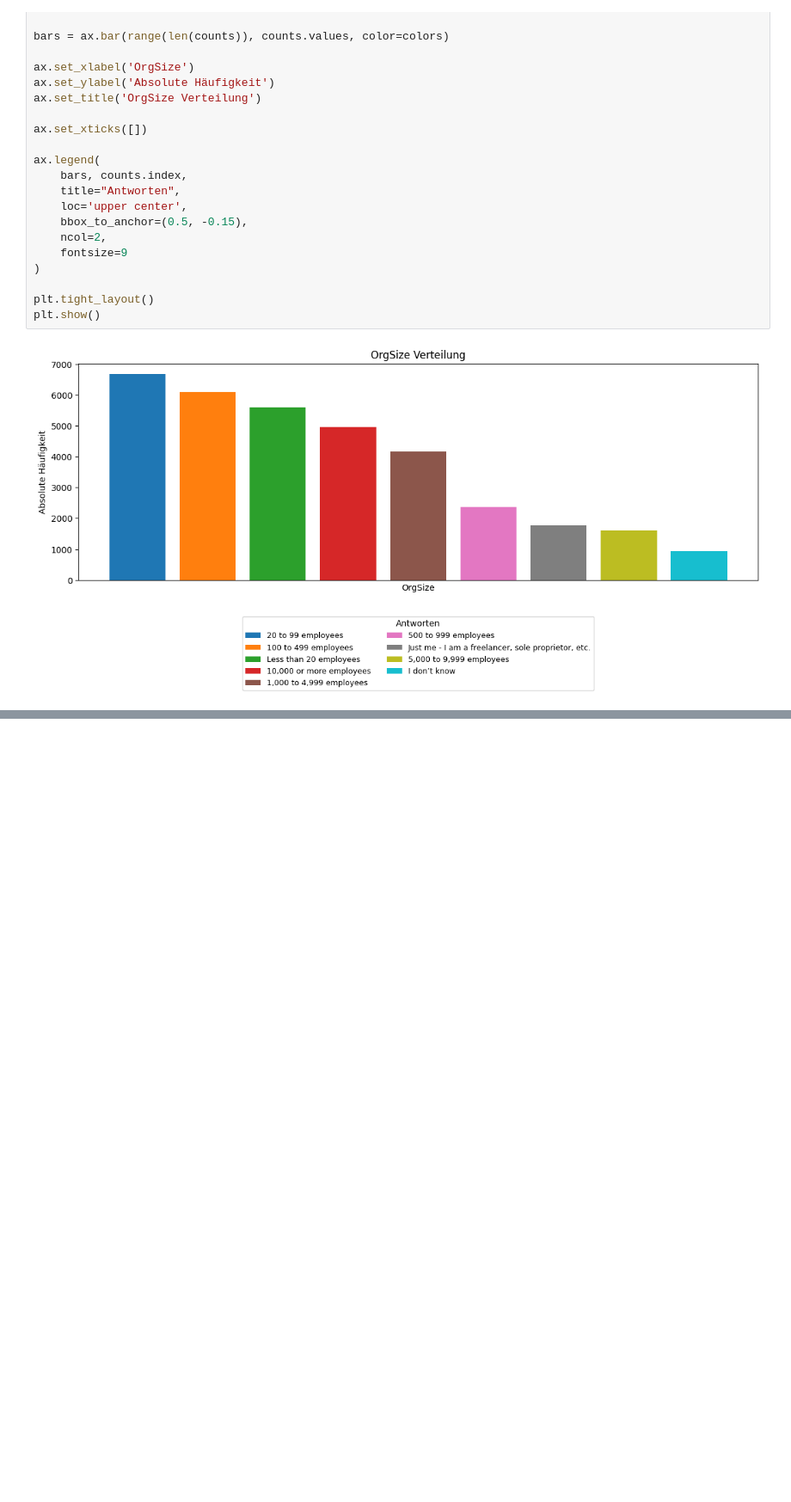
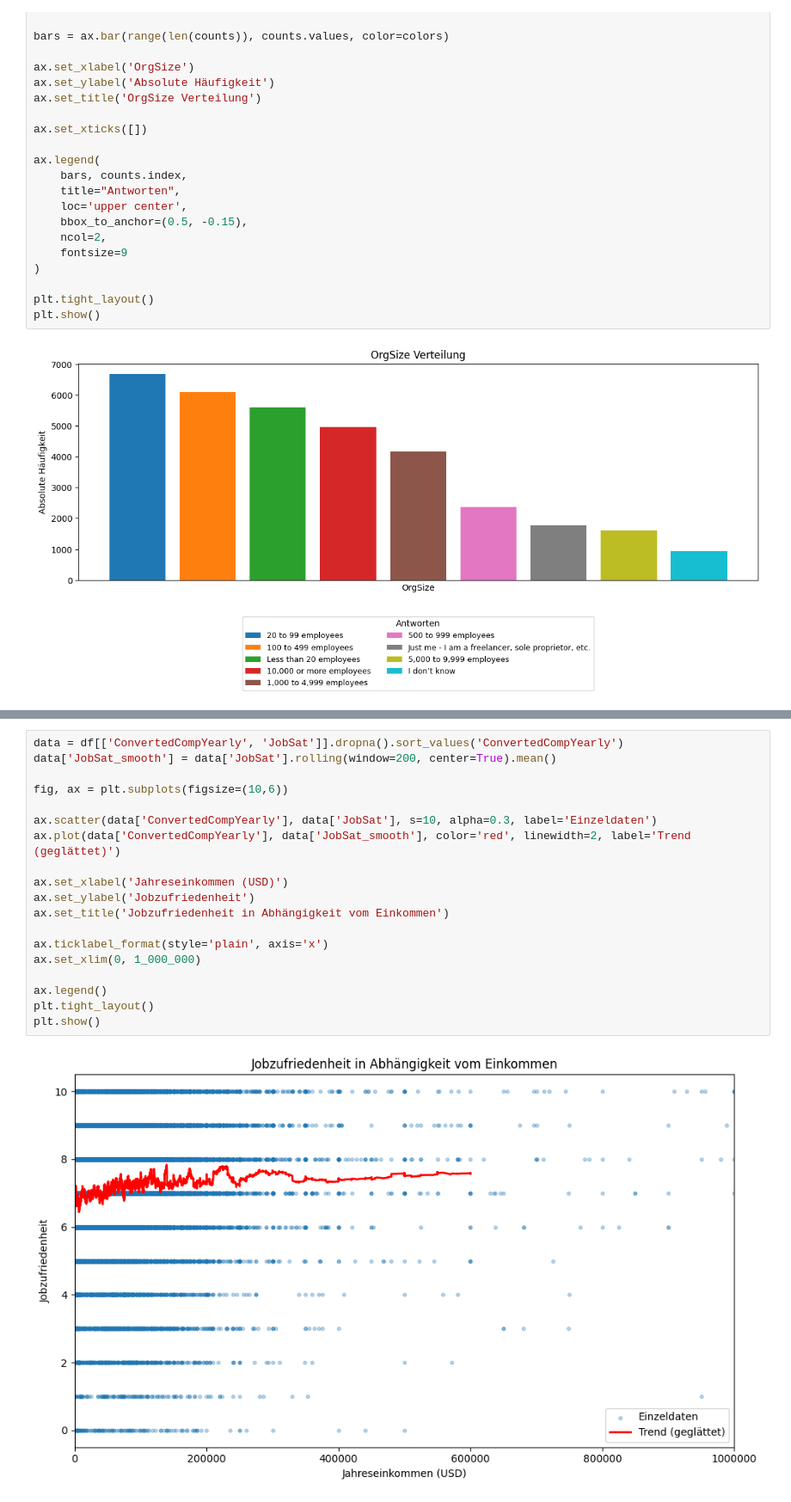
Before and after one commit to Moritz148/data-analytics-project, a Jupyter notebook: Mindestanforderungen2_Jonas.ipynb, the cells around one changed output, grey strips where cells are left out. Shown at 86% size. Saved outputs shown, nothing was run; the diff lists cells and outputs as text; blank space fills up the shorter version.

```diff
--- a/Histogramme.ipynb
+++ b/Mindestanforderungen2_Jonas.ipynb
@@ -389,0 +409,21 @@ plt.show()
+# %%
+data = df[['ConvertedCompYearly', 'JobSat']].dropna().sort_values('ConvertedCompYearly')
+data['JobSat_smooth'] = data['JobSat'].rolling(window=200, center=True).mean()
+
+fig, ax = plt.subplots(figsize=(10,6))
+
+ax.scatter(data['ConvertedCompYearly'], data['JobSat'], s=10, alpha=0.3, label='Einzeldaten')
+ax.plot(data['ConvertedCompYearly'], data['JobSat_smooth'], color='red', linewidth=2, label='Trend (geglättet)')
+
+ax.set_xlabel('Jahreseinkommen (USD)')
+ax.set_ylabel('Jobzufriedenheit')
+ax.set_title('Jobzufriedenheit in Abhängigkeit vom Einkommen')
+
+ax.ticklabel_format(style='plain', axis='x')
+ax.set_xlim(0, 1_000_000)
+
+ax.legend()
+plt.tight_layout()
+plt.show()
+# %% [output]
+[figure, added]
```
Also changed, not shown: parts of 2 cells of this notebook, 1 other file.
